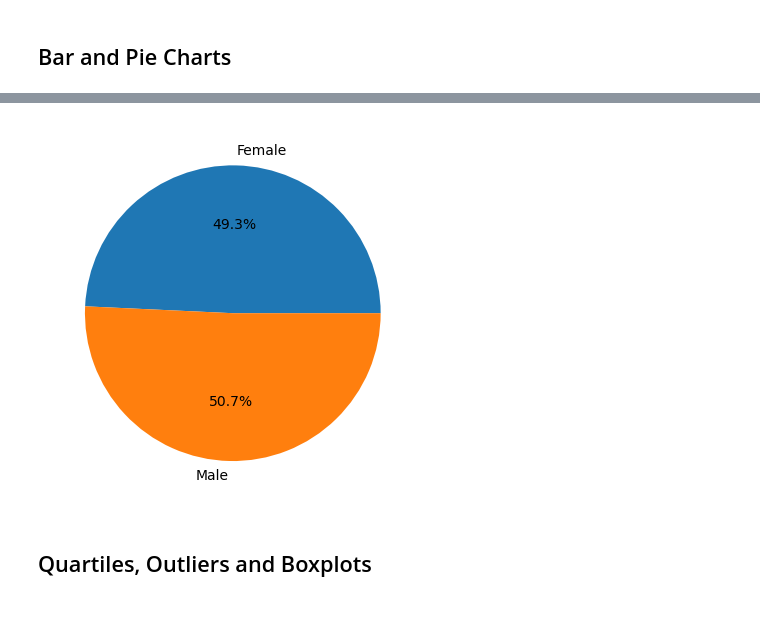
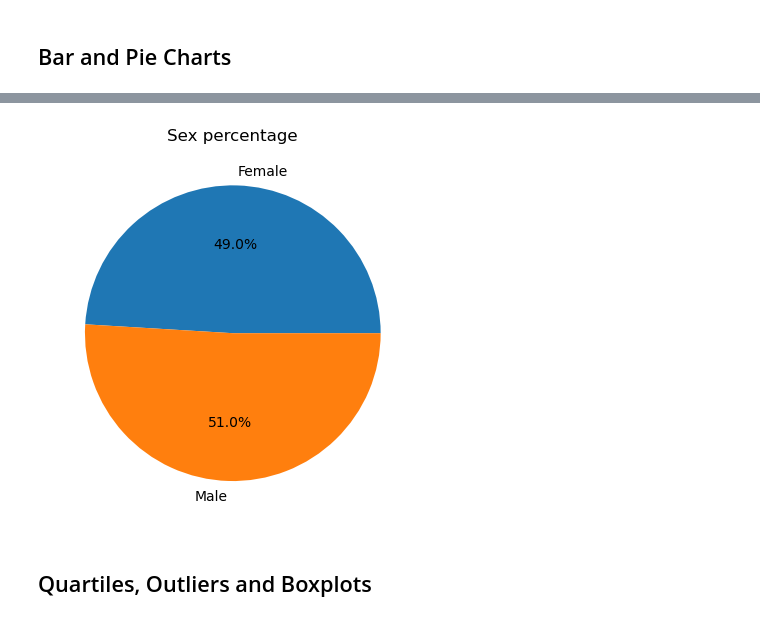
Before and after one commit to AlTesla/Matplotlib-challenge, a Jupyter notebook: Pymaceuticals/pymaceuticals_challenge.ipynb, the cells around one changed output, grey strips where cells are left out. Cells and saved outputs as stored; diff of their text form; code cells hidden in the pictures.

```diff
--- a/Pymaceuticals/pymaceuticals_challenge.ipynb
+++ b/Pymaceuticals/pymaceuticals_challenge.ipynb
@@ -60,6 +60,6 @@ complete_pyma_df[duplicates]
 | 1111 | g989 | 20 | 54.657650 | 1 | Propriva | Female | 21 | ... |
 # %%
 # Create a clean DataFrame by dropping the duplicate mouse by its ID.
-complete_pyma_df.drop_duplicates(subset=['Mouse ID', 'Timepoint'], keep='first', inplace=True)
+complete_pyma_df.drop(complete_pyma_df[complete_pyma_df['Mouse ID'] == 'g989'].index, inplace=True)
 # %%
 # Checking the number of mice in the clean DataFrame.
@@ -165,12 +171,12 @@ male_female['Total'].plot(kind='pie', labels=male_female["Sex"], autopct='%1.1f%
 # %%
 # Generate a pie plot showing the distribution of female versus male mice using pyplot
 fig = plt.subplots()
 
 plt.pie(male_female["Total"], labels=male_female["Sex"], autopct='%1.1f%%')
-
+plt.title('Sex percentage')
 plt.show()
 # %% [output]
-[figure, old version]
+[figure, new version]
 # %% [markdown]
 ## Quartiles, Outliers and Boxplots
 # %%
```
Also changed, not shown: parts of 10 cells of this notebook.
